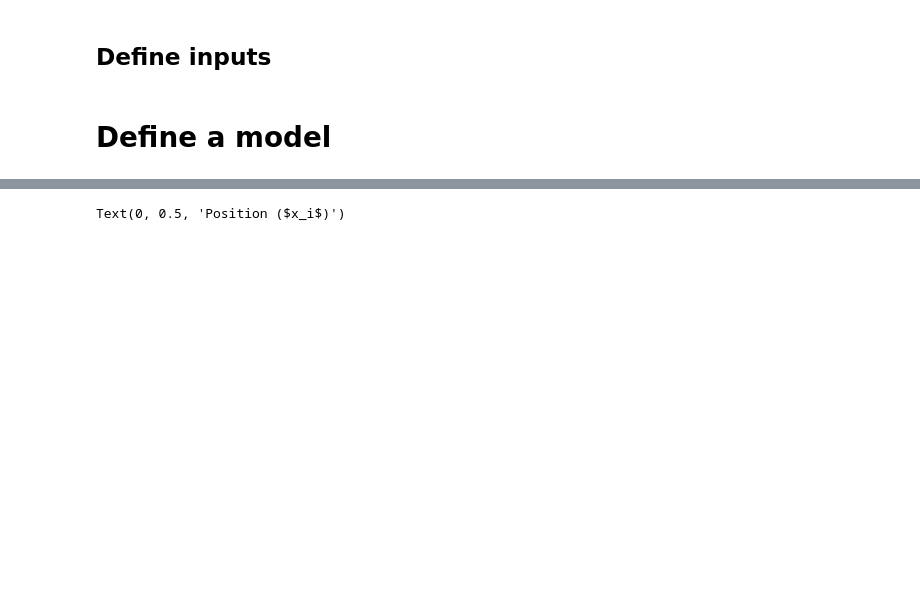
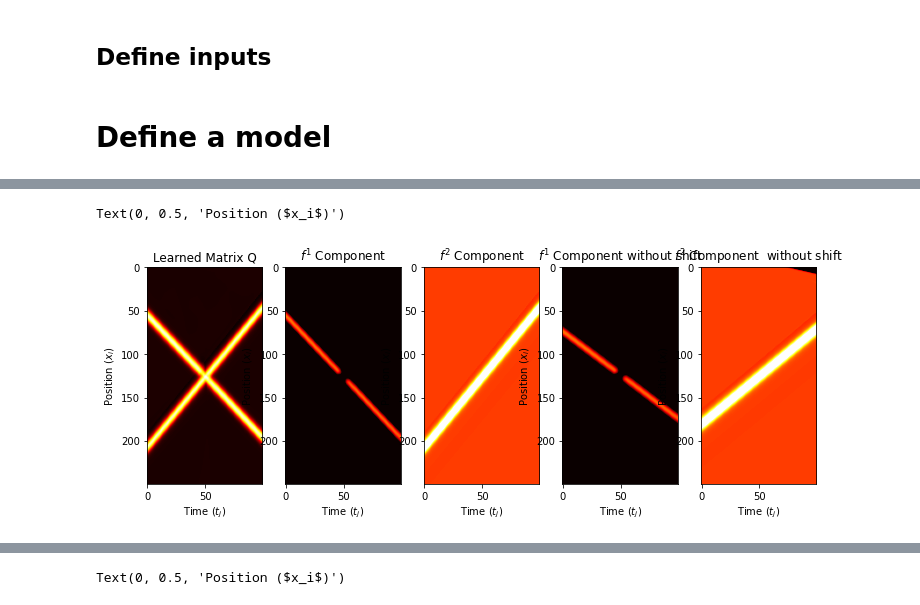
Before and after one commit to beatazor/low-rank-transport, a Jupyter notebook: notebooks/Shape_shift_NN.ipynb, the cells around one changed output, grey strips where cells are left out. Saved outputs shown, nothing was run; the diff lists cells and outputs as text; code cells hidden in the pictures; blank space fills up the shorter version.

```diff
--- a/notebooks/Shape_shift_NN.ipynb
+++ b/notebooks/Shape_shift_NN.ipynb
@@ -177,6 +192,43 @@ f1_matrix = f1_output.view(Nx, Nt).numpy()
 f2_matrix = f2_output.view(Nx, Nt).numpy()
 f1_matrix_nos = f1_output_nos.view(Nx, Nt).numpy()
 f2_matrix_nos = f2_output_nos.view(Nx, Nt).numpy()
+# %%
+fig, axs = plt.subplots(1, 5, figsize=(12, 4))
+vmin = np.min(Q_tilde)
+vmax = np.max(Q_tilde)
+
+#Qtilde
+axs[0].imshow(Q_tilde, vmin=vmin, vmax=vmax, cmap='hot', aspect='auto')
+axs[0].set_title('Learned Matrix Q')
+axs[0].set_xlabel('Time ($t_j$)')
+axs[0].set_ylabel('Position ($x_i$)')
+
+# f^1
+axs[1].imshow(f1_matrix, vmin=vmin, vmax=vmax,cmap='hot', aspect='auto')
+axs[1].set_title('$f^1$ Component')
+axs[1].set_xlabel('Time ($t_j$)')
+axs[1].set_ylabel('Position ($x_i$)')
+
+# f^2
+axs[2].imshow(f2_matrix, vmin=vmin, vmax=vmax, cmap='hot', aspect='auto')
+axs[2].set_title('$f^2$ Component')
+axs[2].set_xlabel('Time ($t_j$)')
+axs[2].set_ylabel('Position ($x_i$)')
+
+# f^1
+axs[3].imshow(f1_matrix_nos, vmin=vmin, vmax=vmax,cmap='hot', aspect='auto')
+axs[3].set_title('$f^1$ Component without shift')
+axs[3].set_xlabel('Time ($t_j$)')
+axs[3].set_ylabel('Position ($x_i$)')
+
+# f^2
+axs[4].imshow(f2_matrix_nos, vmin=vmin, vmax=vmax,cmap='hot', aspect='auto')
+axs[4].set_title('$f^2$ Component  without shift')
+axs[4].set_xlabel('Time ($t_j$)')
+axs[4].set_ylabel('Position ($x_i$)')
+# %% [output]
+Text(0, 0.5, 'Position ($x_i$)')
+[figure, added]
 # %%
 fig, axs = plt.subplots(1, 5, figsize=(12, 4))
 
```
Also changed, not shown: parts of 9 cells of this notebook.
